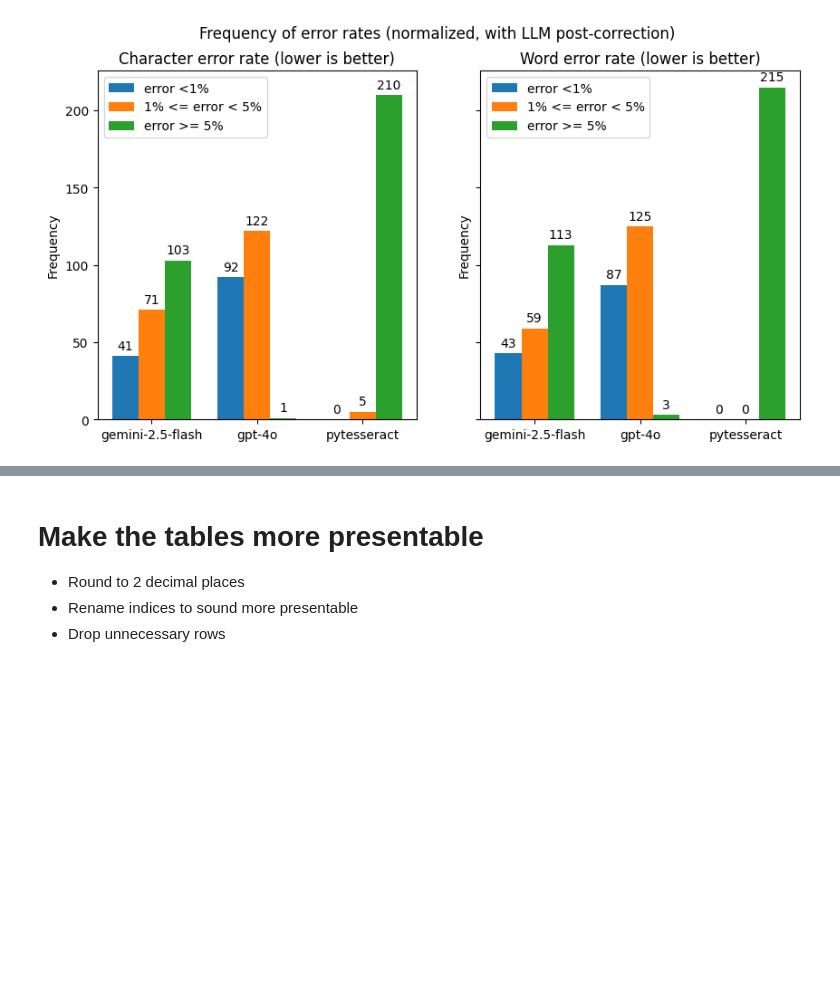
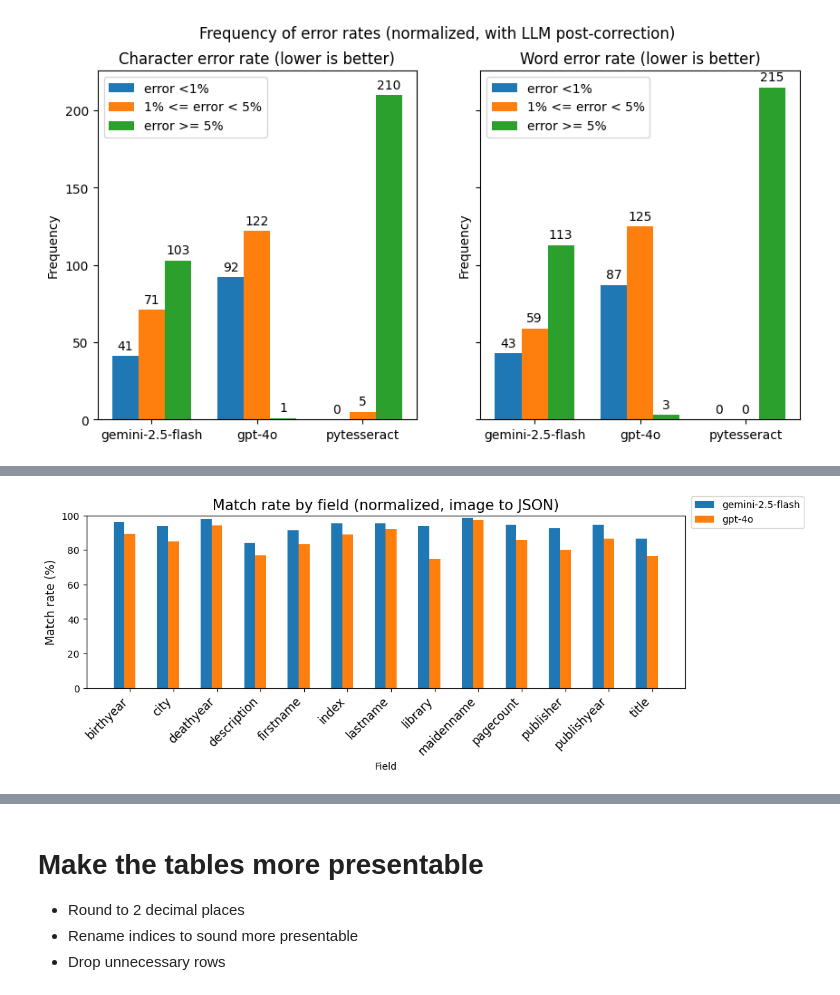
Before and after one commit to GC-20C-Text-Lab/ocr-benchmarking, a Jupyter notebook: src/workflow/visualizations.ipynb, the cells around one changed output, grey strips where cells are left out. Cells and saved outputs as stored; diff of their text form; code cells hidden in the pictures; blank space fills up the shorter version.

Commit message:
Added match rate by field visualizations

```diff
--- a/src/workflow/visualizations.ipynb
+++ b/src/workflow/visualizations.ipynb
@@ -565,0 +568,3 @@ plt.savefig('error_freq.svg', format='svg', bbox_inches='tight')
+# %%
+img2json_normalized = json_col_pct.loc[('llm-img2json', 'normalized')]
+img2json_normalized
@@ -565,0 +587,3 @@ plt.savefig('error_freq.svg', format='svg', bbox_inches='tight')
+# %%
+column_names = [ind.lstrip('__COL__:') for ind in img2json_normalized.index]
+column_names
@@ -565,0 +604,25 @@ plt.savefig('error_freq.svg', format='svg', bbox_inches='tight')
+# %%
+x = np.arange(len(img2json_normalized))  # the label locations
+width = 0.25  # the width of the bars
+multiplier = 0
+
+fig, ax = plt.subplots(layout='constrained', figsize=(11, 4))
+
+for attribute, measurement in img2json_normalized.items():
+    offset = width * multiplier
+    rects = ax.bar(x + offset, measurement, width, label=attribute)
+    # ax.bar_label(rects, padding=3)
+    multiplier += 1
+
+# Add some text for labels, title and custom x-axis tick labels, etc.
+ax.set_ylabel('Match rate (%)', fontsize=12)
+ax.set_xlabel('Field')
+ax.set_title('Match rate by field (normalized, image to JSON)', fontsize=15)
+ax.set_xticks(x + width, column_names, ha='right')
+ax.tick_params(axis='x', which='major', rotation=45, labelsize=12)
+fig.legend(loc='outside right upper', fontsize=10)
+ax.set_ylim(0, 100)
+
+plt.savefig('matchrate_norm_img2json.svg', format='svg', bbox_inches='tight')
+# %% [output]
+[figure, added]
```
Also changed, not shown: parts of 5 cells of this notebook, 5 other files.
